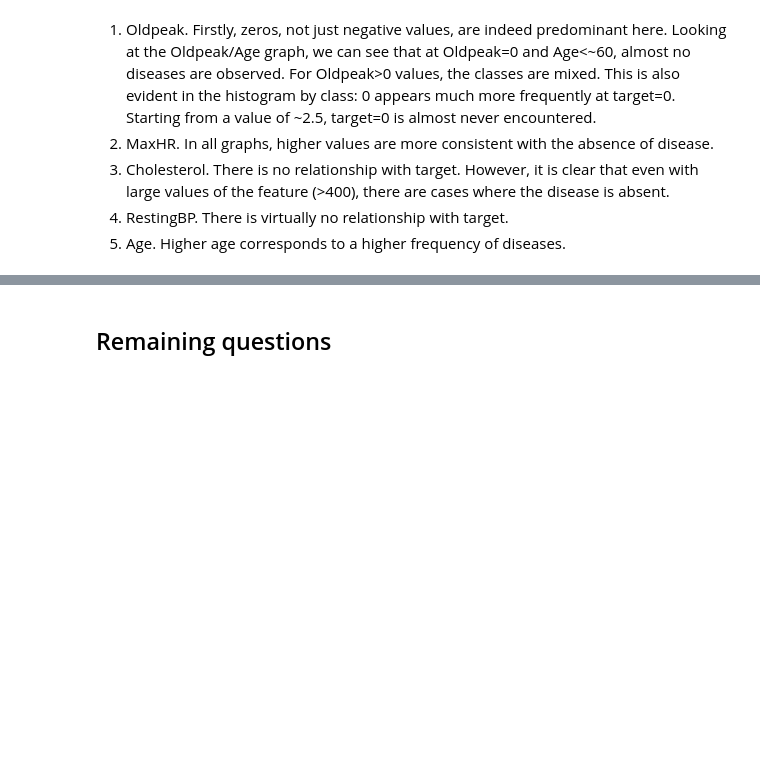
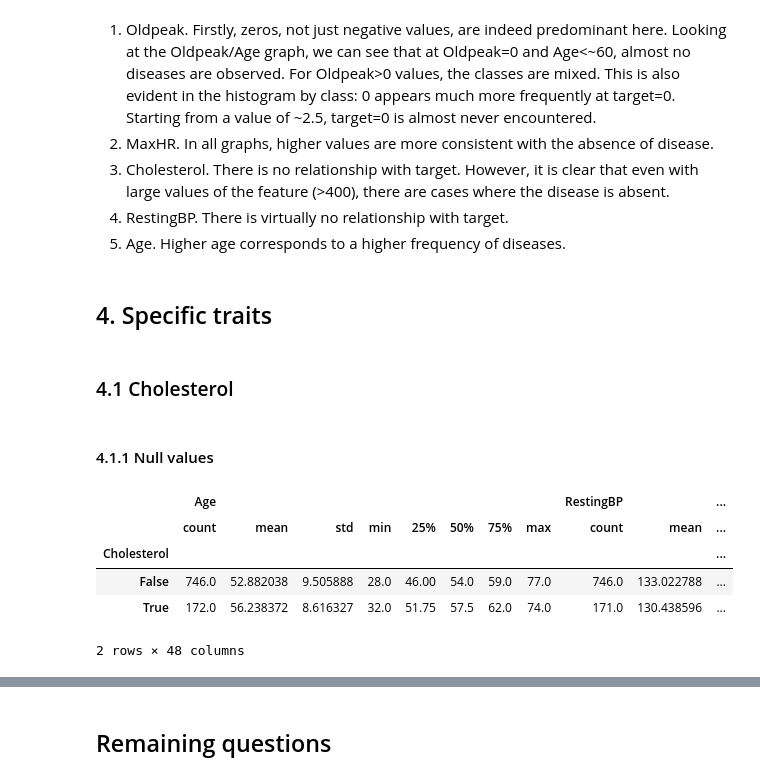
Before and after one commit to Lymuthien/heart_failure, a Jupyter notebook: notebooks/1.0-eda.ipynb, the cells around one changed output, grey strips where cells are left out. Cells and saved outputs as stored; diff of their text form; code cells hidden in the pictures; blank space fills up the shorter version.

```diff
--- a/notebooks/1.0-eda.ipynb
+++ b/notebooks/1.0-eda.ipynb
@@ -177,3 +181,19 @@ plt.show()
 3. Cholesterol. There is no relationship with target. However, it is clear that even with large values of the feature (>400), there are cases where the disease is absent.
 4. RestingBP. There is virtually no relationship with target.
 5. Age. Higher age corresponds to a higher frequency of diseases.
+# %% [markdown]
+## 4. Specific traits
+# %% [markdown]
+### 4.1 Cholesterol
+# %% [markdown]
+#### 4.1.1 Null values
+# %%
+null_mask = df[CHOLESTEROL].isna()
+df.groupby(null_mask).describe()
+# %% [output]
+|  | Age |  |  |  |  |  |  |  | RestingBP |  | ... |
+|  | count | mean | std | min | 25% | 50% | 75% | max | count | mean | ... |
+| Cholesterol |  |  |  |  |  |  |  |  |  |  | ... |
+| False | 746.0 | 52.882038 | 9.505888 | 28.0 | 46.00 | 54.0 | 59.0 | 77.0 | 746.0 | 133.022788 | ... |
+| True | 172.0 | 56.238372 | 8.616327 | 32.0 | 51.75 | 57.5 | 62.0 | 74.0 | 171.0 | 130.438596 | ... |
+2 rows × 48 columns
```
Also changed, not shown: parts of 30 cells of this notebook, 2 other files.
